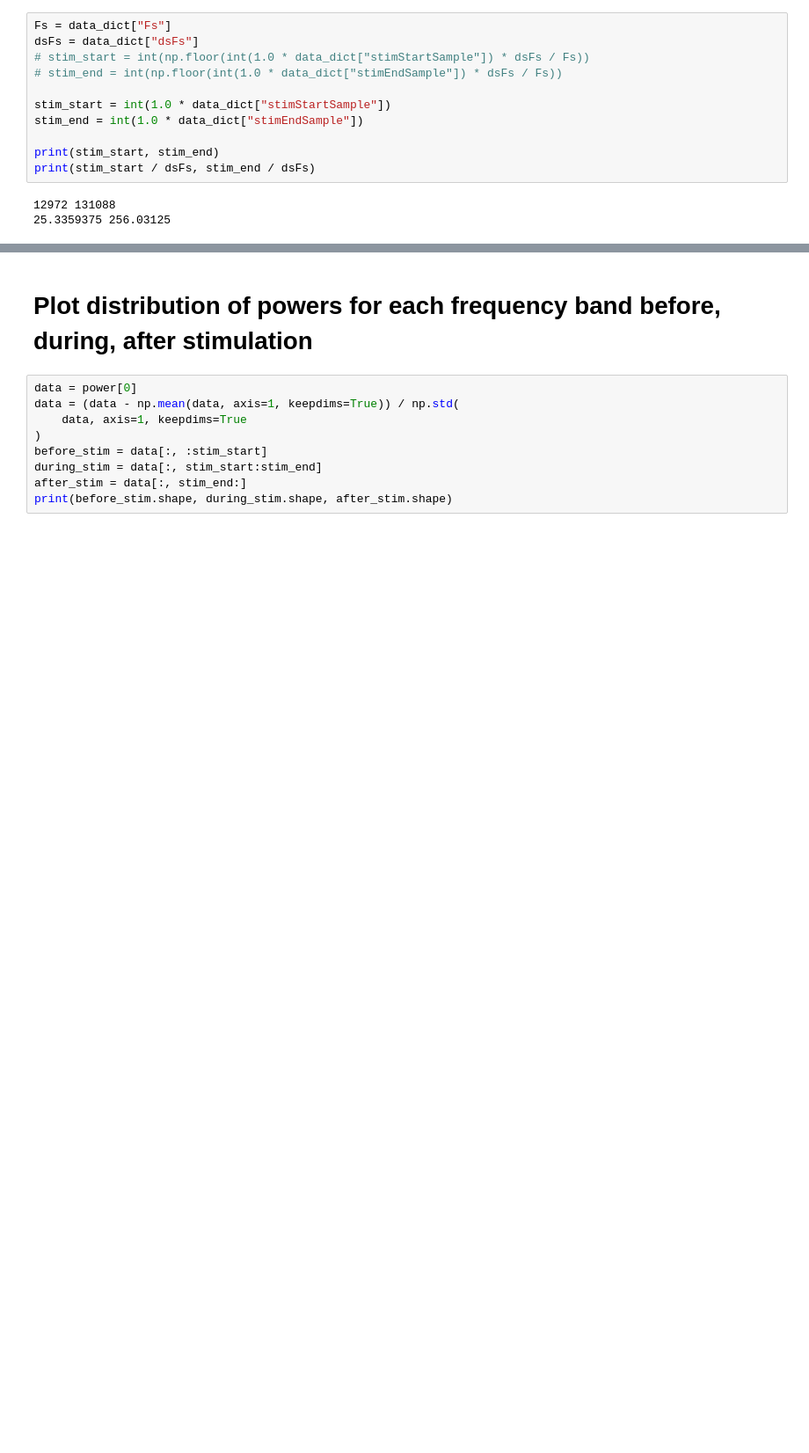
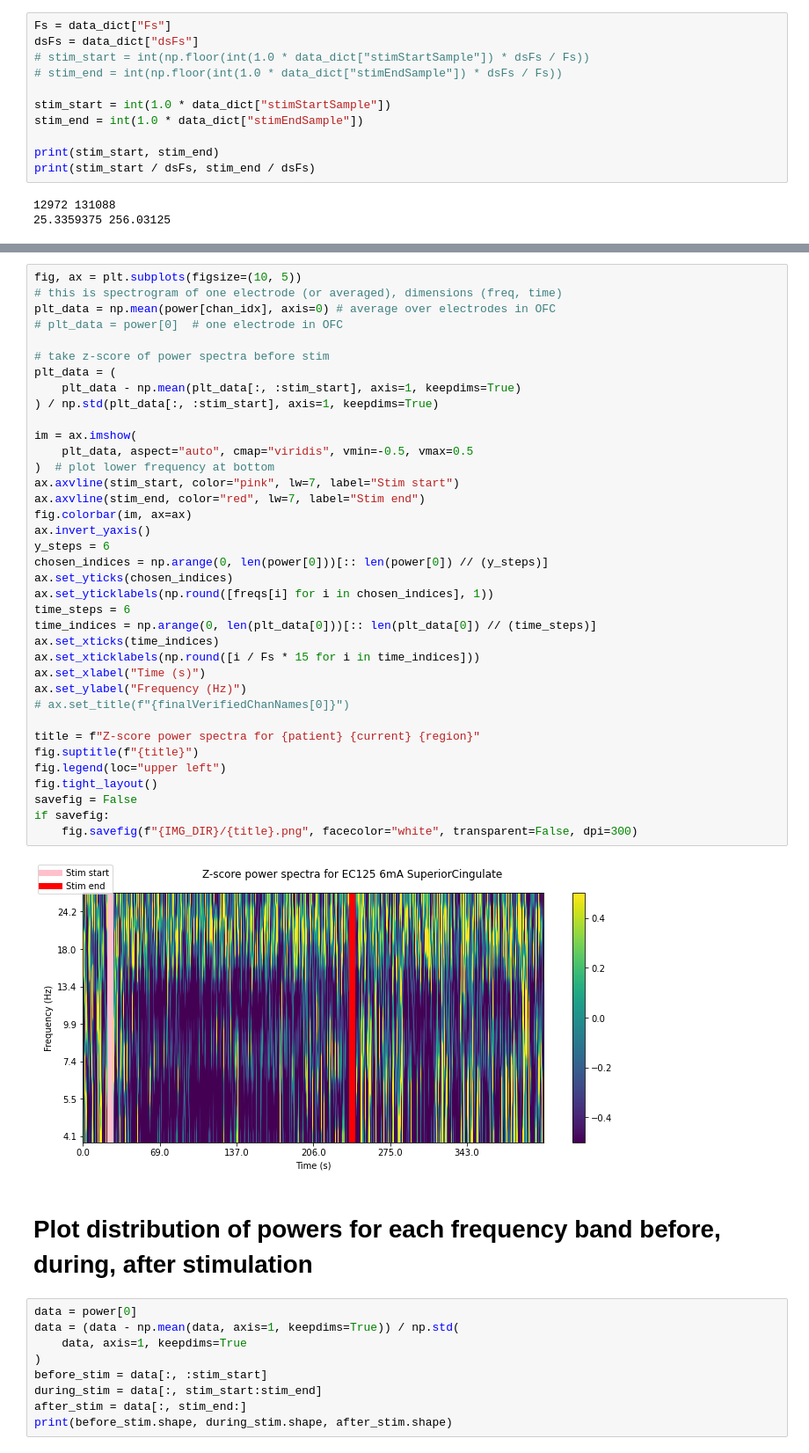
Before and after one commit to jacobyeung/mood_stimulation, a Jupyter notebook: notebooks/cusum_EC_125_6ma.ipynb, the cells around one changed output, grey strips where cells are left out. Shown at 88% size. Saved outputs shown, nothing was run; the diff lists cells and outputs as text; blank space fills up the shorter version.

```diff
--- a/notebooks/cusum_EC_125_6ma.ipynb
+++ b/notebooks/cusum_EC_125_6ma.ipynb
@@ -132,3 +179,42 @@ print(stim_start / dsFs, stim_end / dsFs)
+# %%
+fig, ax = plt.subplots(figsize=(10, 5))
+# this is spectrogram of one electrode (or averaged), dimensions (freq, time)
+plt_data = np.mean(power[chan_idx], axis=0) # average over electrodes in OFC
+# plt_data = power[0]  # one electrode in OFC
+
+# take z-score of power spectra before stim
+plt_data = (
+    plt_data - np.mean(plt_data[:, :stim_start], axis=1, keepdims=True)
+) / np.std(plt_data[:, :stim_start], axis=1, keepdims=True)
+
+im = ax.imshow(
+    plt_data, aspect="auto", cmap="viridis", vmin=-0.5, vmax=0.5
+)  # plot lower frequency at bottom
+ax.axvline(stim_start, color="pink", lw=7, label="Stim start")
+ax.axvline(stim_end, color="red", lw=7, label="Stim end")
+fig.colorbar(im, ax=ax)
+ax.invert_yaxis()
+y_steps = 6
+chosen_indices = np.arange(0, len(power[0]))[:: len(power[0]) // (y_steps)]
+ax.set_yticks(chosen_indices)
+ax.set_yticklabels(np.round([freqs[i] for i in chosen_indices], 1))
+time_steps = 6
+time_indices = np.arange(0, len(plt_data[0]))[:: len(plt_data[0]) // (time_steps)]
+ax.set_xticks(time_indices)
+ax.set_xticklabels(np.round([i / Fs * 15 for i in time_indices]))
+ax.set_xlabel("Time (s)")
+ax.set_ylabel("Frequency (Hz)")
+# ax.set_title(f"{finalVerifiedChanNames[0]}")
+
+title = f"Z-score power spectra for {patient} {current} {region}"
+fig.suptitle(f"{title}")
+fig.legend(loc="upper left")
+fig.tight_layout()
+savefig = False
+if savefig:
+    fig.savefig(f"{IMG_DIR}/{title}.png", facecolor="white", transparent=False, dpi=300)
+# %% [output]
+[figure, added]
 # %% [markdown]
 # Plot distribution of powers for each frequency band before, during, after stimulation
 # %%
```
Also changed, not shown: parts of 19 cells of this notebook.
